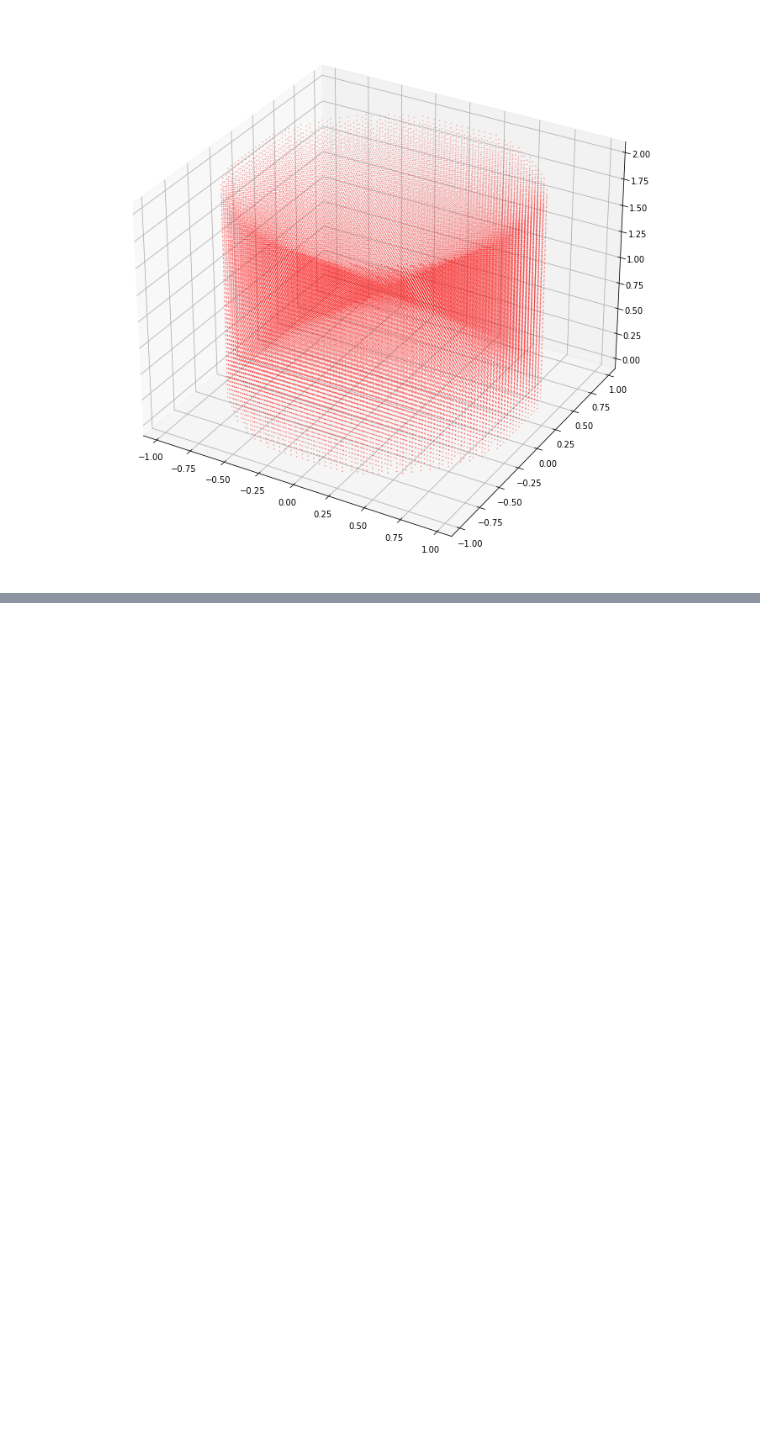
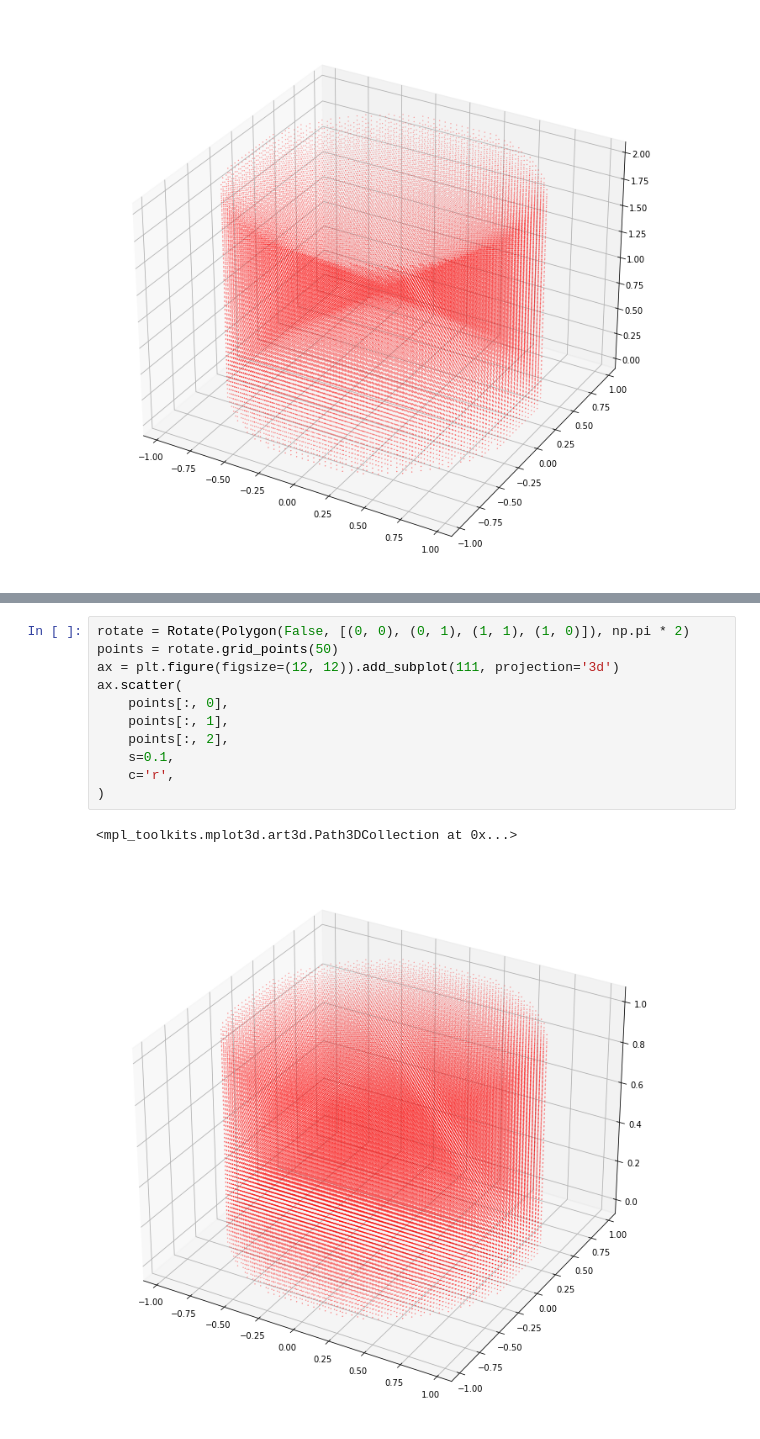
Before and after one commit to PyGeomesh/PyGeomesh, a Jupyter notebook: grid_rotate.ipynb, the cells around one changed output, grey strips where cells are left out. Drawn from its saved outputs; the diff is of its cells as text; blank space fills up the shorter version.

```diff
--- a/grid_rotate.ipynb
+++ b/grid_rotate.ipynb
@@ -65,0 +77,14 @@ ax.scatter(
+# %%
+rotate = Rotate(Polygon(False, [(0, 0), (0, 1), (1, 1), (1, 0)]), np.pi * 2)
+points = rotate.grid_points(50)
+ax = plt.figure(figsize=(12, 12)).add_subplot(111, projection='3d')
+ax.scatter(
+    points[:, 0],
+    points[:, 1],
+    points[:, 2],
+    s=0.1,
+    c='r',
+)
+# %% [output]
+<mpl_toolkits.mplot3d.art3d.Path3DCollection at 0x...>
+[figure, added]
```
Also changed, not shown: parts of 3 cells of this notebook, 8 other files.
